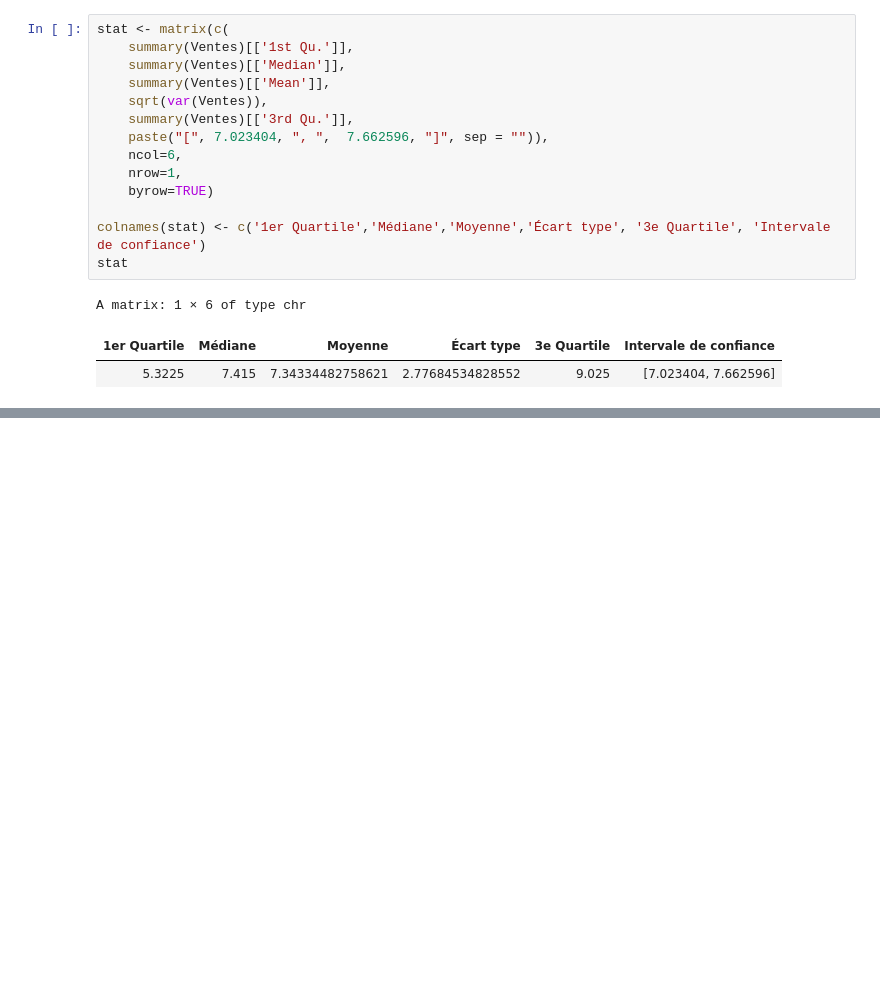
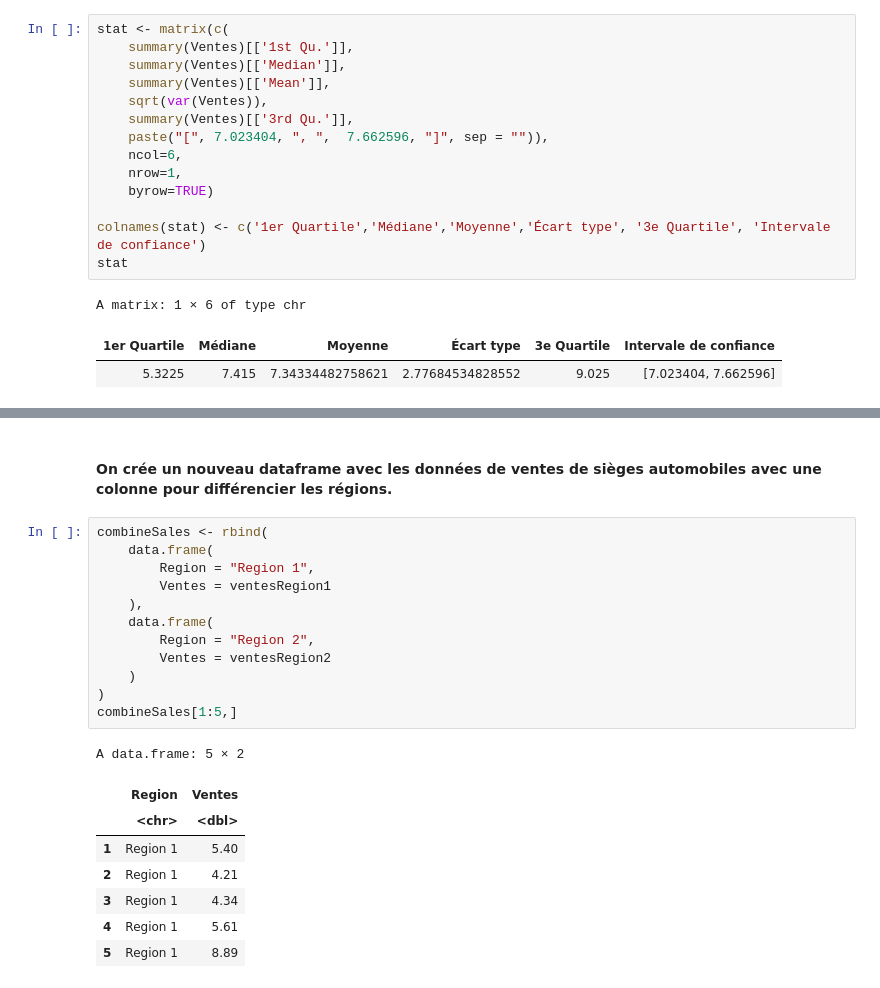
Before and after one commit to Julien9969/Devoir_MTH2302D, a Jupyter notebook: DevoirMTH2302D.ipynb, the cells around one changed output, grey strips where cells are left out. Cells and saved outputs as stored; diff of their text form; blank space fills up the shorter version.

```diff
--- a/DevoirMTH2302D.ipynb
+++ b/DevoirMTH2302D.ipynb
@@ -148,0 +165,23 @@ A matrix: 1 × 6 of type chr
+# %% [markdown]
+#### On crée un nouveau dataframe avec les données de ventes de sièges automobiles avec une colonne pour différencier les régions.
+# %%
+combineSales <- rbind(
+    data.frame(
+        Region = "Region 1",
+        Ventes = ventesRegion1
+    ),
+    data.frame(
+        Region = "Region 2",
+        Ventes = ventesRegion2
+    )
+)
+combineSales[1:5,]
+# %% [output]
+A data.frame: 5 × 2
+|  | Region | Ventes |
+|  | <chr> | <dbl> |
+| 1 | Region 1 | 5.40 |
+| 2 | Region 1 | 4.21 |
+| 3 | Region 1 | 4.34 |
+| 4 | Region 1 | 5.61 |
+| 5 | Region 1 | 8.89 |
```
Also changed, not shown: parts of 15 cells of this notebook, 1 other file.
